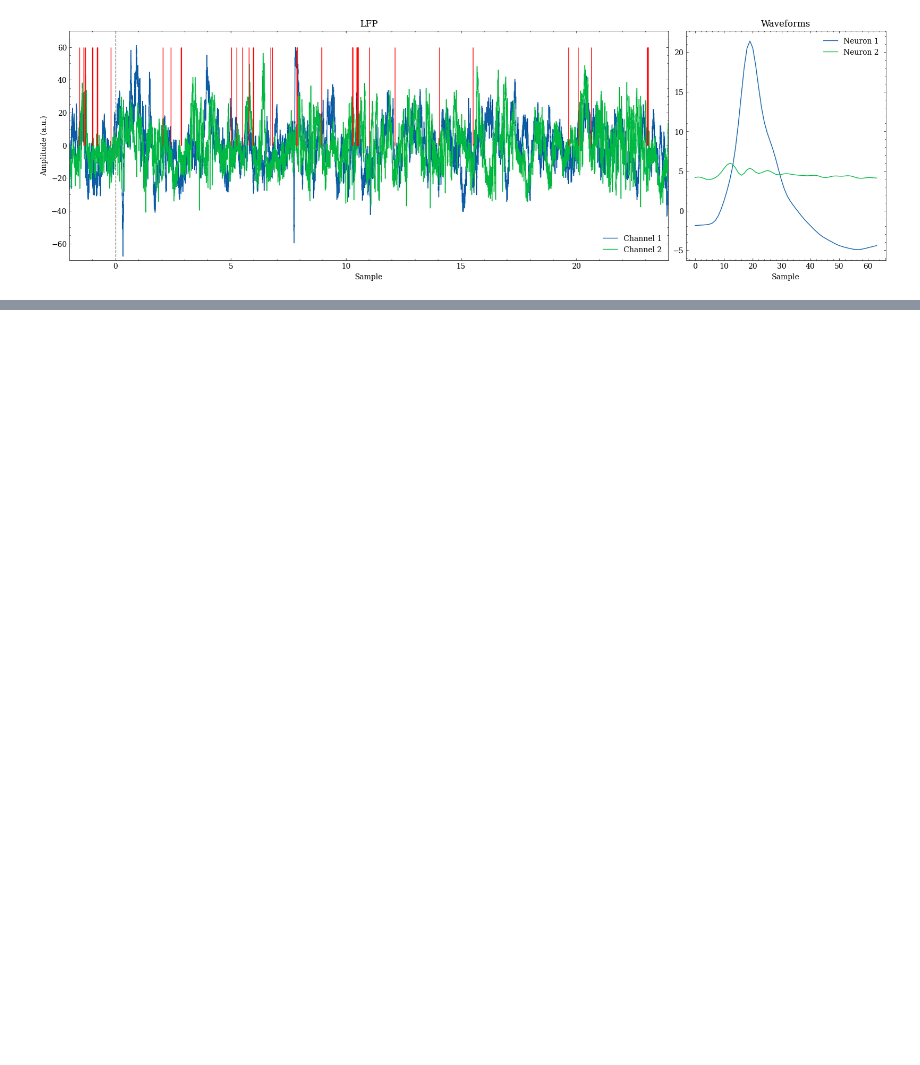
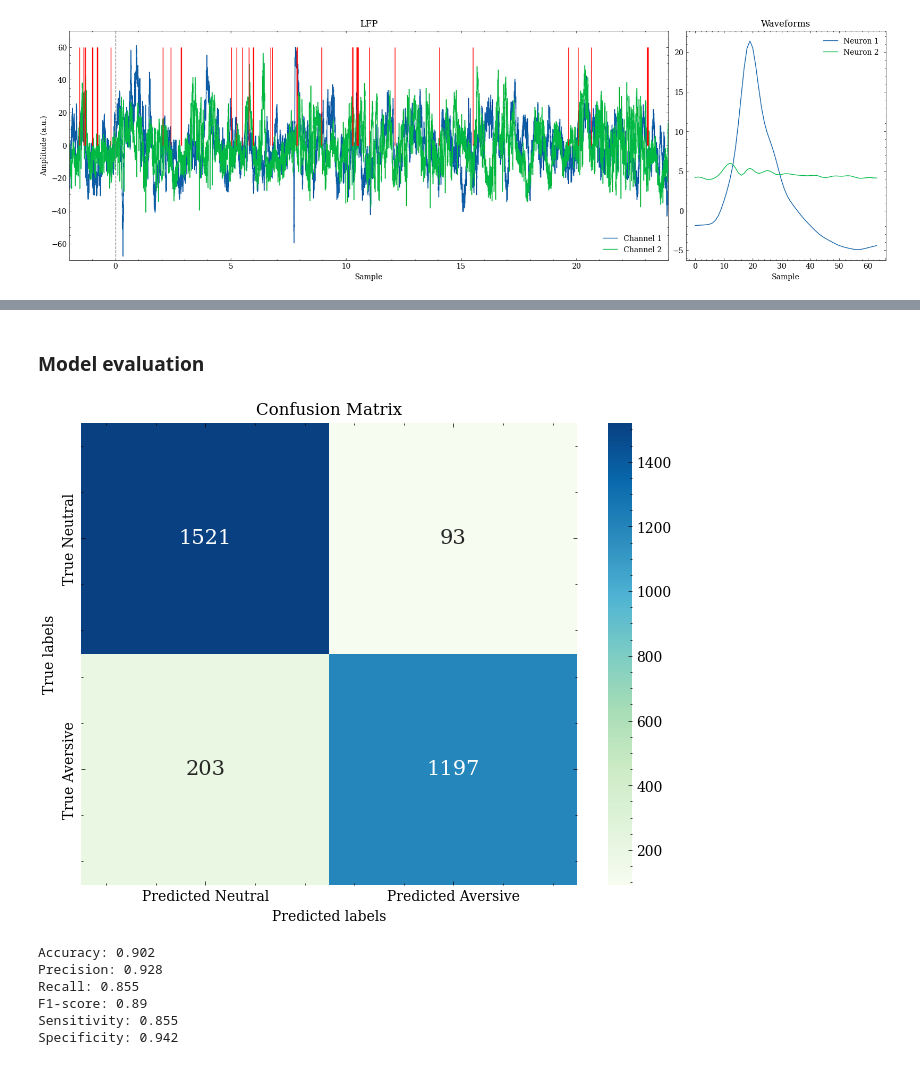
Before and after one commit to karahanyilmazer/OHBM-Hackathon23, a Jupyter notebook: load_amygdala_karahan.ipynb, the cells around one changed output, grey strips where cells are left out. Drawn from its saved outputs; the diff is of its cells as text; code cells hidden in the pictures; blank space fills up the shorter version.

```diff
--- a/load_amygdala_karahan.ipynb
+++ b/load_amygdala_karahan.ipynb
@@ -59,0 +235,60 @@ plt.show()
+# %%
+clf = make_pipeline(StandardScaler(), SVC(gamma='auto'))
+clf.fit(X_train, y_train)
+y_pred = clf.predict(X_test)
+# %% [markdown]
+### Model evaluation
+# %%
+def calc_metrics(cm):
+    # True Positives (TP), True Negatives (TN), False Positives (FP), False Negatives (FN)
+    TN, FP, FN, TP = cm.ravel()
+
+    # Metrics
+    accuracy = accuracy_score(y_test, y_pred)
+    precision = precision_score(y_test, y_pred)
+    recall = recall_score(y_test, y_pred)
+    f1 = f1_score(y_test, y_pred)
+    sensitivity = TP / (TP + FN)
+    specificity = TN / (TN + FP)
+
+    return accuracy, precision, recall, f1, sensitivity, specificity
+
+
+def calc_cm(y_test, y_pred, plot=False):
+    cm = confusion_matrix(y_test, y_pred)
+
+    if plot:
+        plt.figure(figsize=(8, 6))
+        sns.heatmap(
+            cm,
+            annot=True,
+            cmap='GnBu',
+            fmt='d',
+            annot_kws={"size": 15},
+            xticklabels=['Predicted Neutral', 'Predicted Aversive'],
+            yticklabels=['True Neutral', 'True Aversive'],
+        )
+        plt.xlabel('Predicted labels')
+        plt.ylabel('True labels')
+        plt.title('Confusion Matrix')
+        plt.show()
+
+    return cm
+
+
+cm = calc_cm(y_test, y_pred, plot=True)
+accuracy, precision, recall, f1, sensitivity, specificity = calc_metrics(cm)
+print(f'Accuracy: {accuracy:.3}')
+print(f'Precision: {precision:.3}')
+print(f'Recall: {recall:.3}')
+print(f'F1-score: {f1:.3}')
+print(f'Sensitivity: {sensitivity:.3}')
+print(f'Specificity: {specificity:.3}')
+# %% [output]
+[figure, added]
+Accuracy: 0.902
+Precision: 0.928
+Recall: 0.855
+F1-score: 0.89
+Sensitivity: 0.855
+Specificity: 0.942
```
Also changed, not shown: parts of 21 cells of this notebook.
